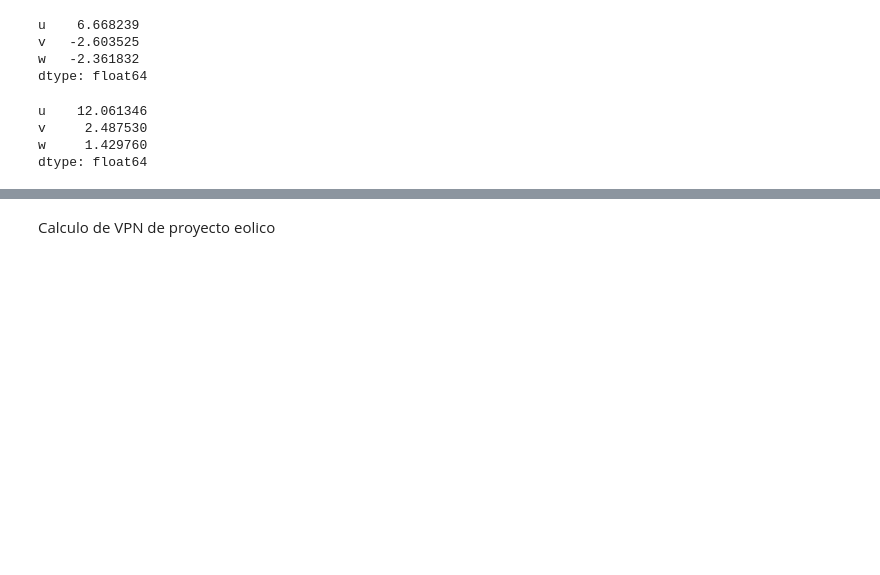
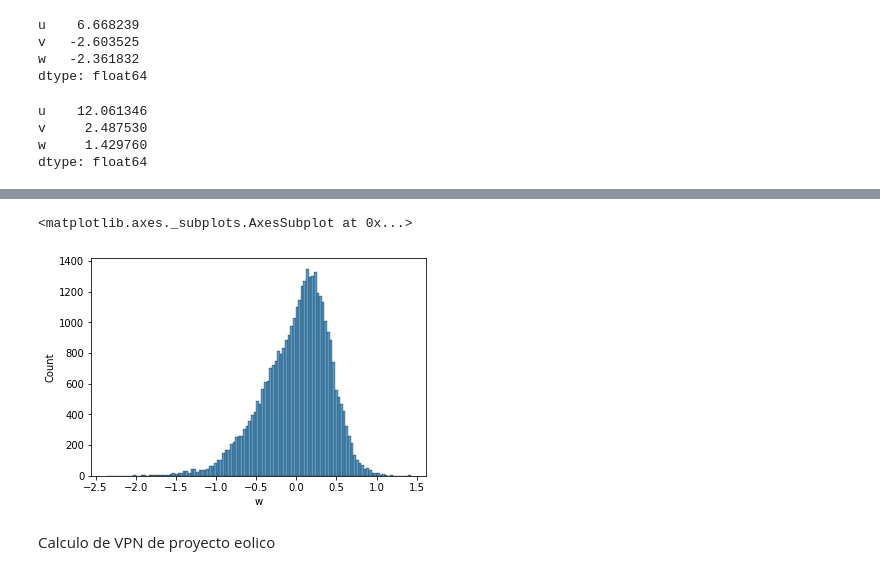
Before and after one commit to mteoraso/ML_Practice, a Jupyter notebook: Untitled50.ipynb, the cells around one changed output, grey strips where cells are left out. Cells and saved outputs as stored; diff of their text form; code cells hidden in the pictures; blank space fills up the shorter version.

```diff
--- a/Untitled50.ipynb
+++ b/Untitled50.ipynb
@@ -158,3 +163,8 @@ KeyError: ignored
+# %%
+sns.histplot(df1['w'])
+# %% [output]
+<matplotlib.axes._subplots.AxesSubplot at 0x...>
+[figure, added]
 # %% [markdown]
 Calculo de VPN de proyecto eolico
 # %%
```
Also changed, not shown: parts of 3 cells of this notebook.
